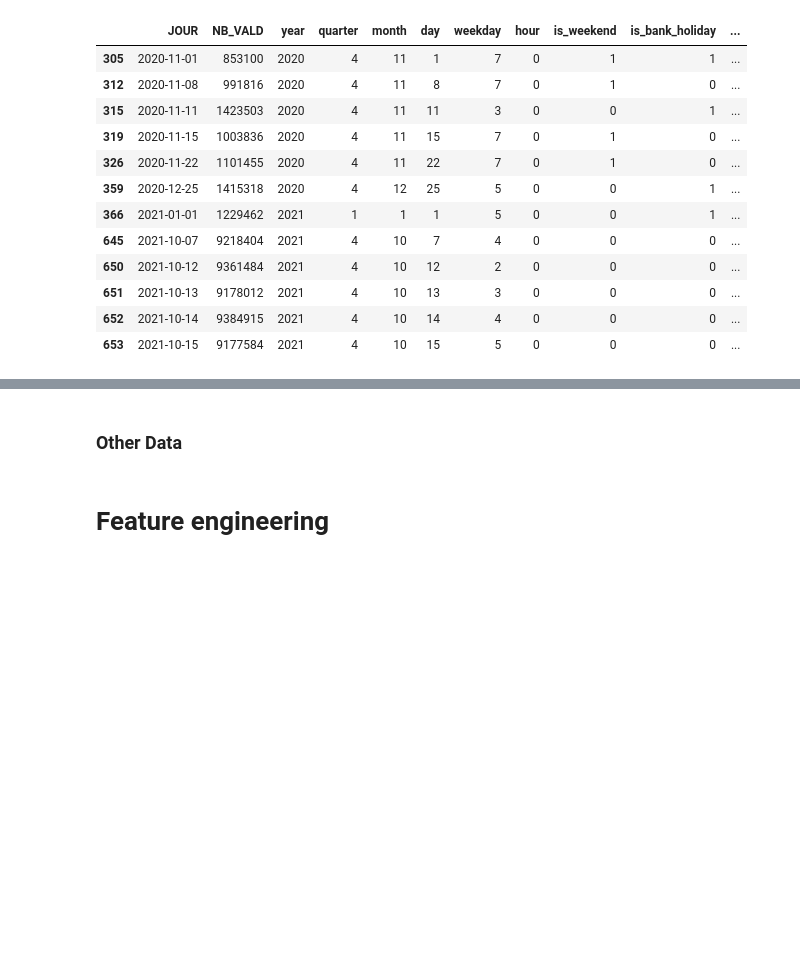
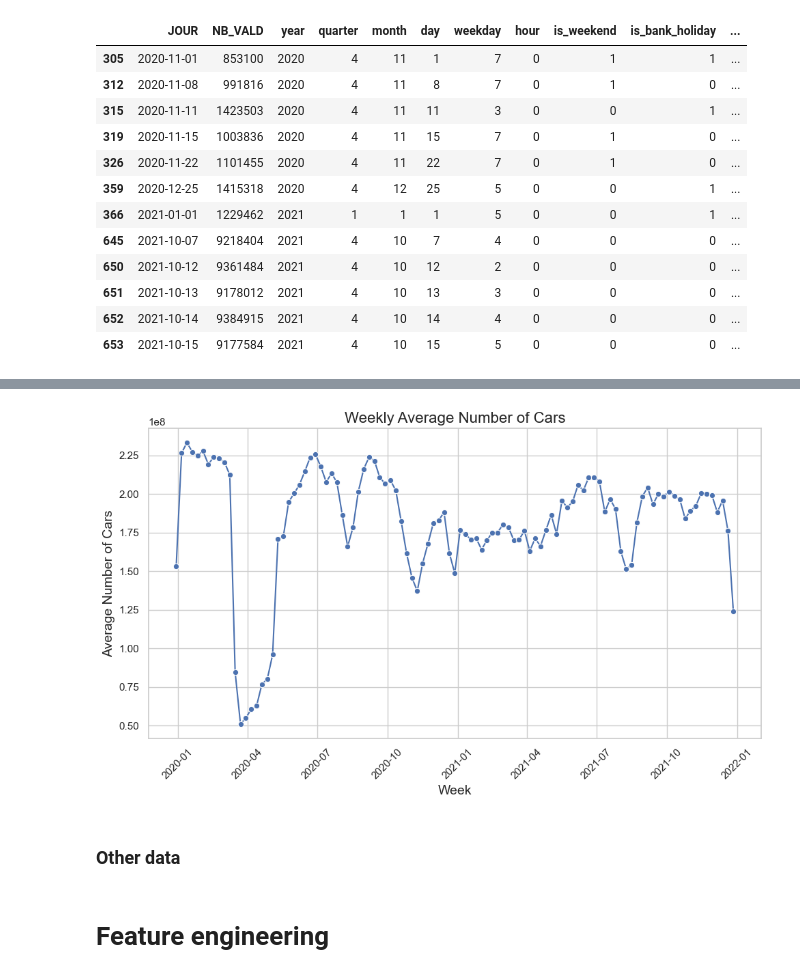
Before and after one commit to p-haas/bike_counters, a Jupyter notebook: WIP/eda_notebook.ipynb, the cells around one changed output, grey strips where cells are left out. Saved outputs shown, nothing was run; the diff lists cells and outputs as text; code cells hidden in the pictures; blank space fills up the shorter version.

```diff
--- a/WIP/eda_notebook.ipynb
+++ b/WIP/eda_notebook.ipynb
@@ -140,6 +229,18 @@ for url in urls:
 
 # Combine all DataFrames
 overground_transport = pd.concat(dfs, ignore_index=True) if dfs else pd.DataFrame()
+
+
+# Find all files matching the pattern
+files = glob.glob(
+    "/Users/pierrehaas/Desktop/data/comptage-routier-202*/trafic_capteurs_202*_W**_********_********.txt"
+)
+
+# Read and concatenate the files into one DataFrame
+cars_count = pd.concat(
+    (pd.read_csv(f, sep=";", parse_dates=["t_1h"]) for f in files),
+    ignore_index=True,
+)
 # %%
 # # https://opendata.paris.fr/explore/dataset/chantiers-a-paris-copie0/information/?disjunctive.cp_arrondissement&disjunctive.chantier_categorie&disjunctive.moa_principal&disjunctive.chantier_synthese&disjunctive.localisation_detail&disjunctive.localisation_stationnement
 # construction_sites_2020 = pd.read_parquet(
@@ -1091,5 +1278,24 @@ daily_transport[mask]
+# %%
+# Group by week and sum the car counts for each week
+weekly_sum = cars_count.groupby(cars_count['t_1h'].dt.to_period('W'))['q'].sum().reset_index()
+
+# Convert the period to datetime for plotting
+weekly_sum['t_1h'] = weekly_sum['t_1h'].dt.start_time
+
+# Plot the weekly average number of cars
+fig, ax = plt.subplots(figsize=(10, 6))
+sns.lineplot(ax=ax, x=weekly_sum['t_1h'], y=weekly_sum['q'], marker='o')
+ax.set_title("Weekly Average Number of Cars", fontsize=16)
+ax.set_xlabel("Week", fontsize=14)
+ax.set_ylabel("Average Number of Cars", fontsize=14)
+ax.tick_params(axis="x", rotation=45)
+
+plt.tight_layout()
+plt.show()
+# %% [output]
+[figure, added]
 # %% [markdown]
-### Other Data
+### Other data
 # %% [markdown]
 # Feature engineering
 # %% [markdown]
```
Also changed, not shown: parts of 24 cells of this notebook, 2 other files.
